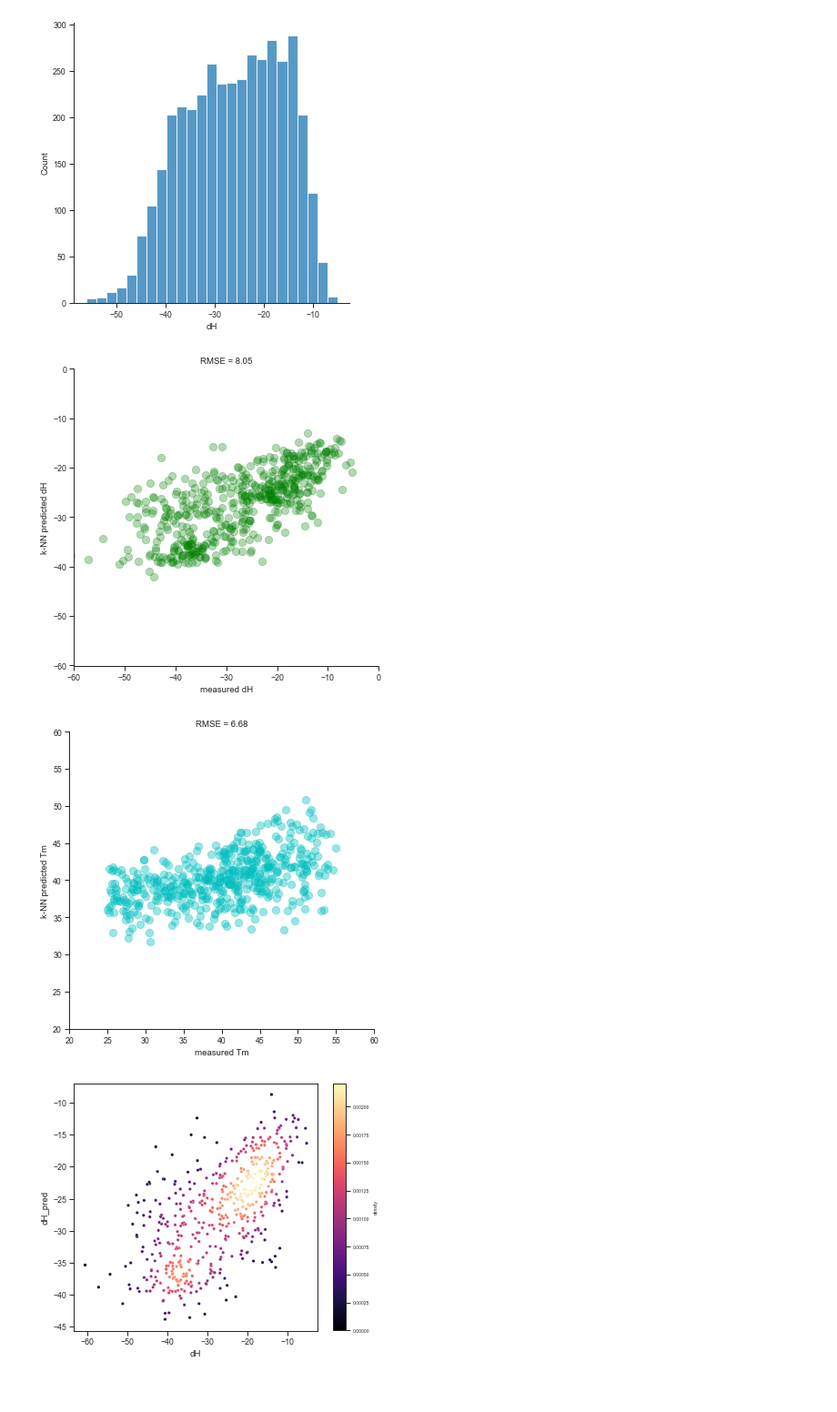
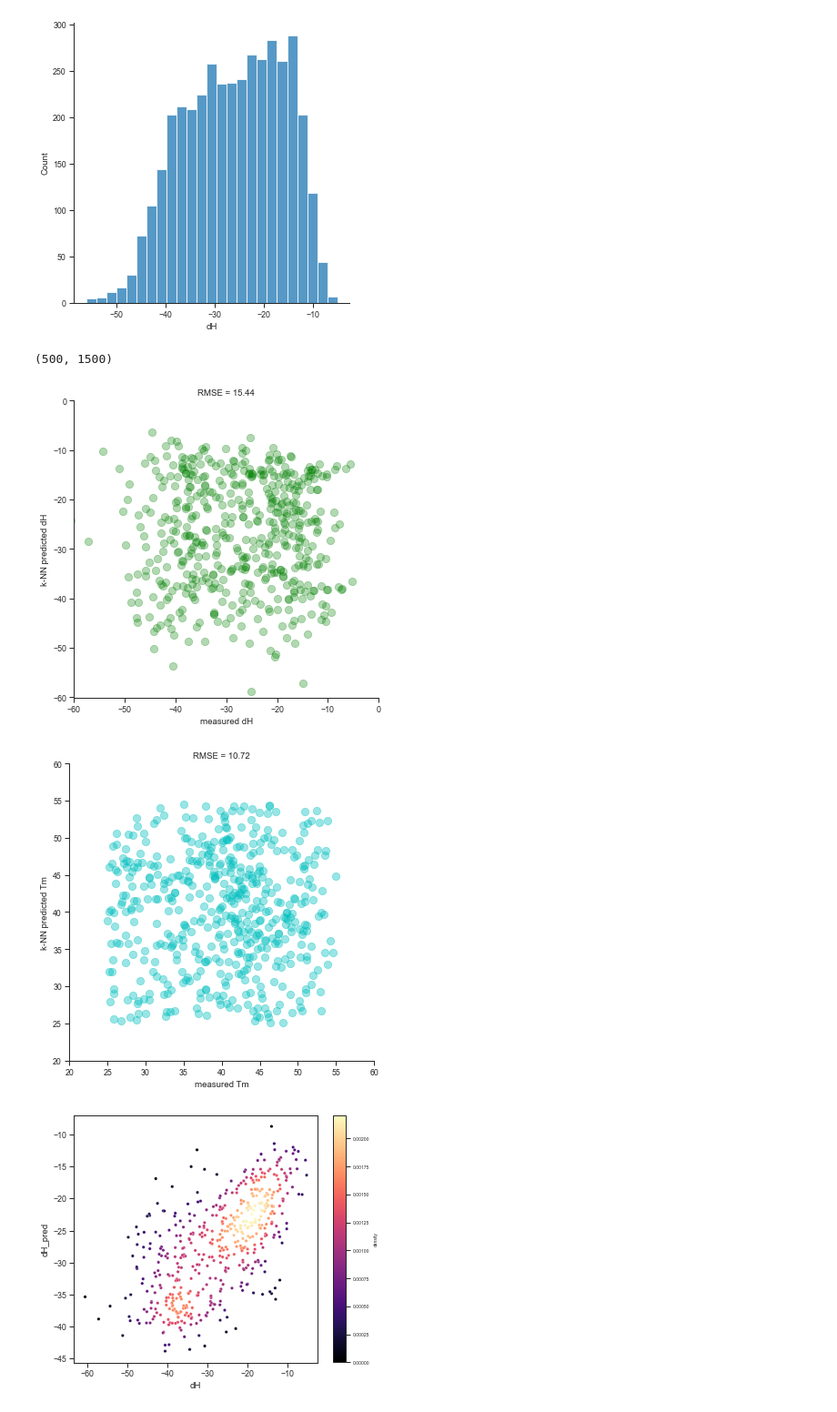
Before and after one commit to keyuxi/nnn_analysis, a Jupyter notebook: 220809_data_prep.ipynb, the cells around one changed output. Shown: that part at 91% size. Saved outputs shown, nothing was run; the diff lists cells and outputs as text; code cells hidden in the pictures.

```diff
--- a/210809_data_prep.ipynb
+++ b/220809_data_prep.ipynb
@@ -136,11 +125,24 @@ for i,seq_i in tqdm(enumerate(arr.loc[test_ind_sample].RefSeq)):
 np.save('./data/models/knn/train_distance_sample.npy', train_distance_sample)
 # %%
 np.save('./data/models/knn/test_distance_sample.npy', test_distance_sample)
+# %%
+with open('./data/models/archive/train_test_split_old.json', 'r') as fh:
+    old_split = json.load(fh)
+
+train_ind_sample, test_ind_sample = old_split['train_ind_sample'], old_split['test_ind_sample']
+# %%
+test_distance_sample.shape
+# %% [output]
+(500, 1500)
+# %%
+train_distance_sample = np.load('./data/models/knn/train_distance_sample.npy')
+test_distance_sample = np.load('./data/models/knn/test_distance_sample.npy')
 # %%
-neigh = KNeighborsRegressor(n_neighbors=15, metric='precomputed', weights='distance')
+neigh = KNeighborsRegressor(n_neighbors=1, metric='precomputed', weights='uniform')
 y = arr.loc[train_ind_sample, ['dH', 'Tm']]
-neigh.fit(train_distance_sample, y)
+neigh.fit(np.zeros_like(train_distance_sample), y.values)
 y_pred_test = neigh.predict(test_distance_sample)
+# y_pred_test
 # %%
 y_test = arr.loc[test_ind_sample, ['dH', 'Tm']]
 # test_df = pd.concat((y_test, pd.DataFrame(y_pred_test, columns=['dH_pred', 'Tm_pred'])), axis=1, ignore_index=True)
@@ -148,32 +150,32 @@ test_df = pd.DataFrame(data=np.concatenate((y_test.values, y_pred_test), axis=1)
                        index=y_test.index,
                        columns=['dH', 'Tm', 'dH_pred', 'Tm_pred'])
 # %%
-fig, ax = plt.subplots(figsize=(6,6))
+fig, ax = plt.subplots(1, 2, figsize=(8,4))
 plt.scatter(y_test.iloc[:,0], y_pred_test[:,0],
             s=70, c='g', alpha=0.3)
 ax.set_ylim([-60, 0])
 ax.set_xlim([-60, 0])
 ax.set_xlabel('measured dH')
 ax.set_ylabel('k-NN predicted dH')
 rmse = np.sqrt(np.sum((y_test.iloc[:,0] - y_pred_test[:,0])**2) / 500)
 ax.set_title('RMSE = %.2f' % rmse)
 sns.despine()
 util.save_fig('./fig/models/knn/dH_15neigh_sample_test.pdf')
 
 fig, ax = plt.subplots(figsize=(6,6))
 plt.scatter(y_test.iloc[:,1], y_pred_test[:,1],
             s=70, c='c', alpha=0.4)
 ax.set_ylim([20, 60])
 ax.set_xlim([20, 60])
 ax.set_xlabel('measured Tm')
 ax.set_ylabel('k-NN predicted Tm')
 rmse = np.sqrt(np.sum((y_test.iloc[:,1] - y_pred_test[:,1])**2) / 500)
 ax.set_title('RMSE = %.2f' % rmse)
 sns.despine()
 util.save_fig('./fig/models/knn/Tm_15neigh_sample_test.pdf')
 # %% [output]
-[figure, old version]
+[figure, new version]
-[figure, old version]
+[figure, new version]
 # %%
 plotting.plot_colored_scatter_comparison(data=test_df, x='dH', y='dH_pred', palette='magma')
 plotting.plot_colored_scatter_comparison(data=test_df, x='Tm', y='Tm_pred', palette='magma')
```
Also changed, not shown: parts of 24 cells of this notebook, 7 other files.
